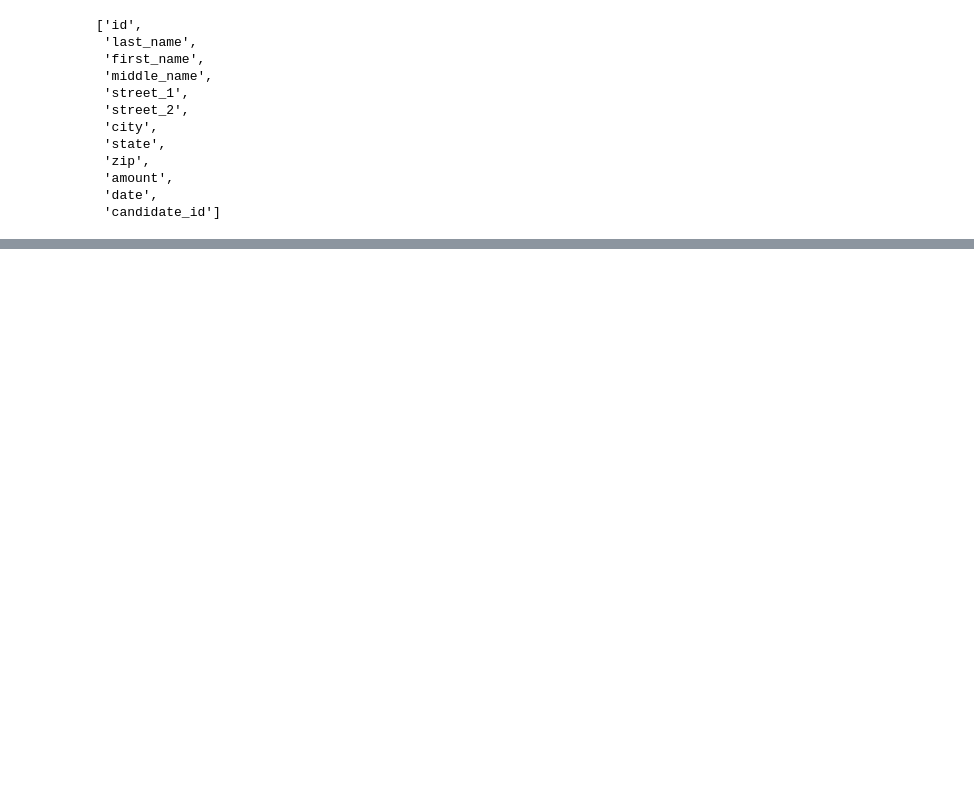
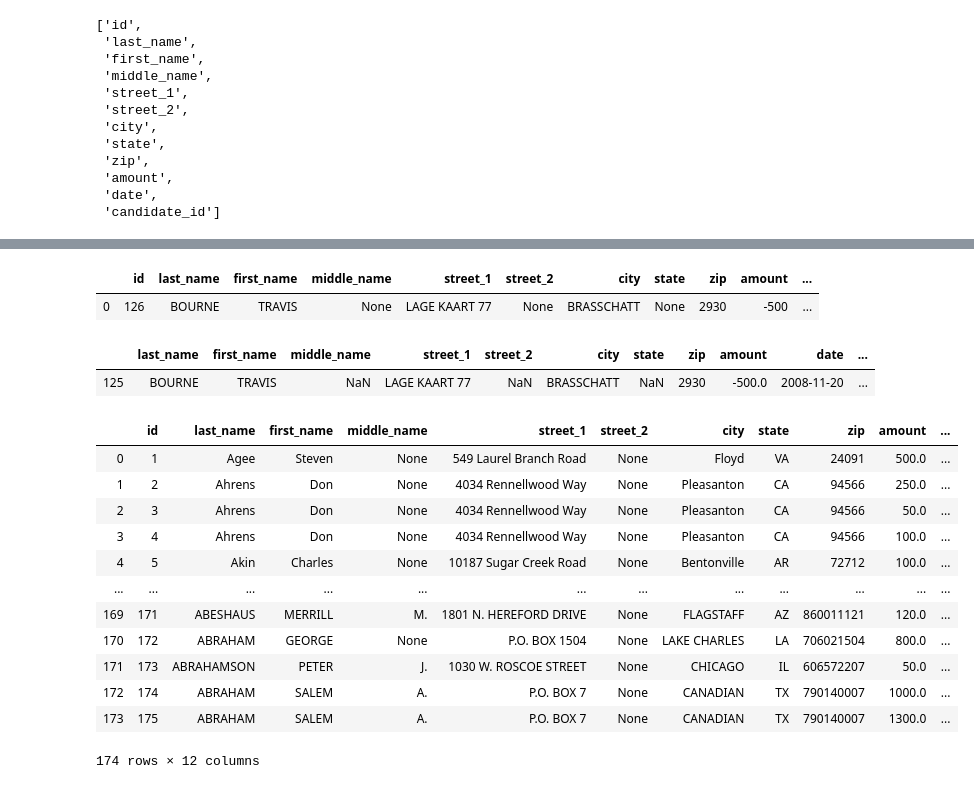
Before and after one commit to Zlisu/2015, a Jupyter notebook: Lectures/Lecture4/04-practice.ipynb, the cells around one changed output, grey strips where cells are left out. Cells and saved outputs as stored; diff of their text form; code cells hidden in the pictures; blank space fills up the shorter version.

```diff
--- a/Lectures/Lecture4/04-practice.ipynb
+++ b/Lectures/Lecture4/04-practice.ipynb
@@ -313,0 +360,29 @@ make_frame(out)
+# %%
+out = make_query("SELECT * FROM contributors WHERE state is NULL;")
+make_frame(out)
+# %% [output]
+|  | id | last_name | first_name | middle_name | street_1 | street_2 | city | state | zip | amount | ... |
+| 0 | 126 | BOURNE | TRAVIS | None | LAGE KAART 77 | None | BRASSCHATT | None | 2930 | -500 | ... |
+# %%
+# equivalent result to above cell directly from a df
+dfcwci[dfcwci.state.isnull()]
+# %% [output]
+|  | last_name | first_name | middle_name | street_1 | street_2 | city | state | zip | amount | date | ... |
+| 125 | BOURNE | TRAVIS | NaN | LAGE KAART 77 | NaN | BRASSCHATT | NaN | 2930 | -500.0 | 2008-11-20 | ... |
+# %%
+out = make_query("SELECT * FROM contributors WHERE state IS NOT NULL;")
+make_frame(out)
+# %% [output]
+|  | id | last_name | first_name | middle_name | street_1 | street_2 | city | state | zip | amount | ... |
+| 0 | 1 | Agee | Steven | None | 549 Laurel Branch Road | None | Floyd | VA | 24091 | 500.0 | ... |
+| 1 | 2 | Ahrens | Don | None | 4034 Rennellwood Way | None | Pleasanton | CA | 94566 | 250.0 | ... |
+| 2 | 3 | Ahrens | Don | None | 4034 Rennellwood Way | None | Pleasanton | CA | 94566 | 50.0 | ... |
+| 3 | 4 | Ahrens | Don | None | 4034 Rennellwood Way | None | Pleasanton | CA | 94566 | 100.0 | ... |
+| 4 | 5 | Akin | Charles | None | 10187 Sugar Creek Road | None | Bentonville | AR | 72712 | 100.0 | ... |
+| ... | ... | ... | ... | ... | ... | ... | ... | ... | ... | ... | ... |
+| 169 | 171 | ABESHAUS | MERRILL | M. | 1801 N. HEREFORD DRIVE | None | FLAGSTAFF | AZ | 860011121 | 120.0 | ... |
+| 170 | 172 | ABRAHAM | GEORGE | None | P.O. BOX 1504 | None | LAKE CHARLES | LA | 706021504 | 800.0 | ... |
+| 171 | 173 | ABRAHAMSON | PETER | J. | 1030 W. ROSCOE STREET | None | CHICAGO | IL | 606572207 | 50.0 | ... |
+| 172 | 174 | ABRAHAM | SALEM | A. | P.O. BOX 7 | None | CANADIAN | TX | 790140007 | 1000.0 | ... |
+| 173 | 175 | ABRAHAM | SALEM | A. | P.O. BOX 7 | None | CANADIAN | TX | 790140007 | 1300.0 | ... |
+174 rows × 12 columns
```
Also changed, not shown: parts of 107 cells of this notebook, 3 other files.
